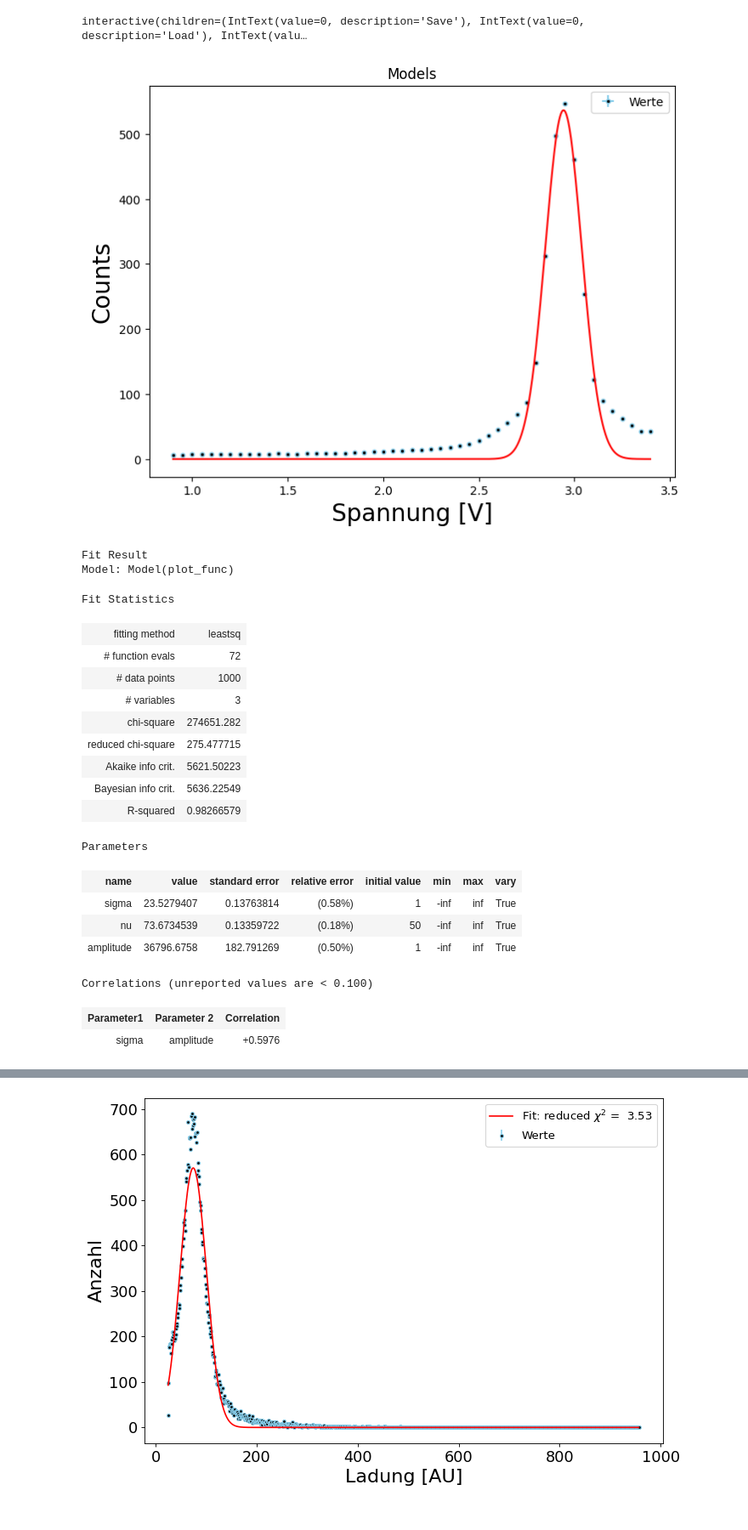
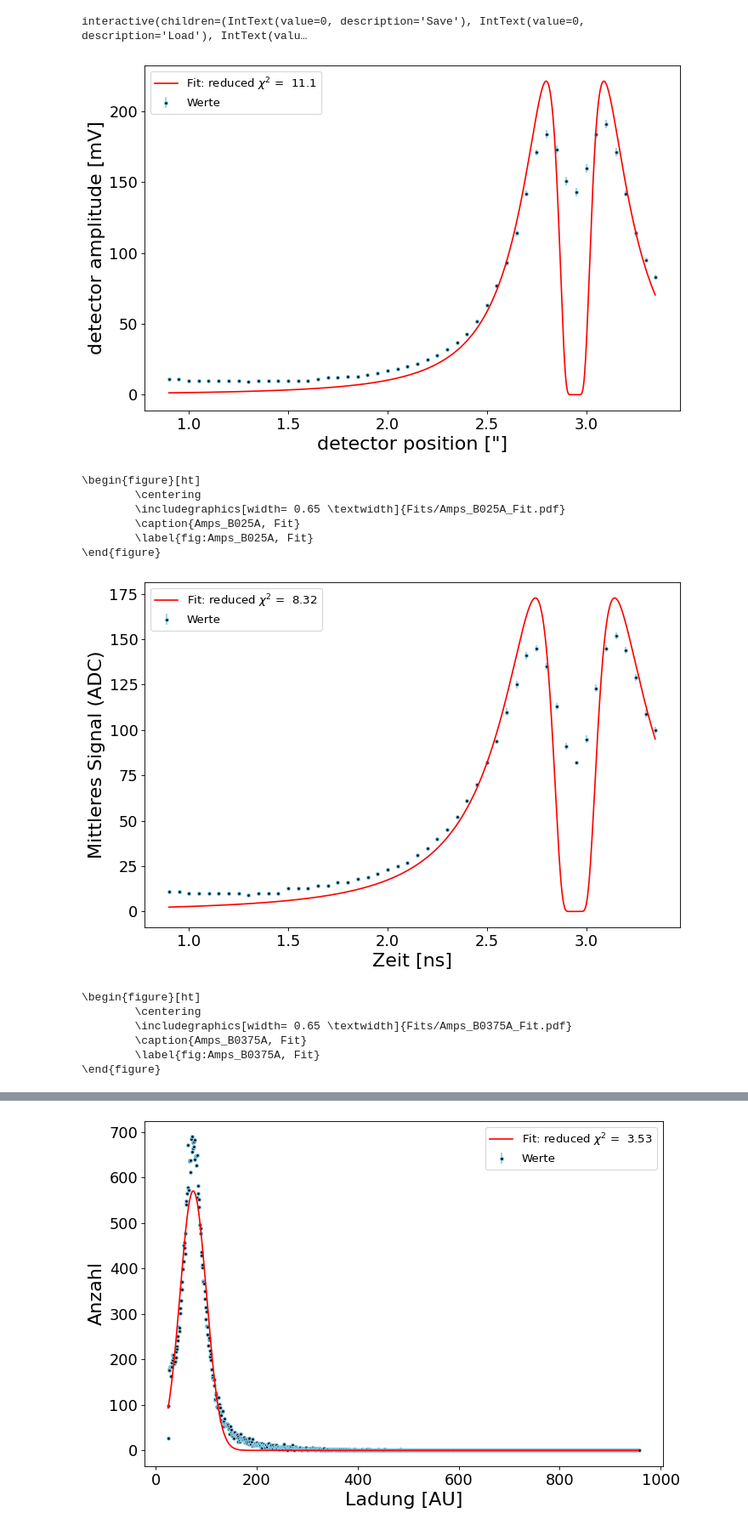
Before and after one commit to TimLockstedt/MP, a Jupyter notebook: FP1/Amps_Bges_plt.ipynb, the cells around one changed output, grey strips where cells are left out. Shown at 85% size. Saved outputs shown, nothing was run; the diff lists cells and outputs as text; code cells hidden in the pictures.

```diff
--- a/FP1/Amps_Bges_plt.ipynb
+++ b/FP1/Amps_Bges_plt.ipynb
@@ -622,46 +688,33 @@ interact(update_model, Save=IntText(value=0), Load=IntText(value=0), **param_wid
 print()
 # %% [output]
 interactive(children=(IntText(value=0, description='Save'), IntText(value=0, description='Load'), IntText(valu…
-# %%
-result = mod.fit(Daten.get_y(), pars, x=Daten.get_x())
-dynamic_resolution_array = np.arange(min(Daten.get_x()),max(Daten.get_x()), 0.001*abs(max(Daten.get_x())-min(Daten.get_x())))
-
-plt.figure(figsize=(8, 6))
-plt.errorbar(y = Daten.get_y(), yerr = Daten.get_yerr(), x = Daten.get_x(), xerr = Daten.get_xerr(), \
-    fmt = 'o', markersize = 3.5, alpha = 1, mfc = 'black', c = 'skyblue', zorder = 0, \
-    label = r'Werte')
-
-#plt.plot(x_fit, y_fit, label="Modell", color='red')
-plt.legend()
-plt.ylabel(Daten.get_YName(), fontsize=20)
-plt.xlabel(Daten.get_XName(), fontsize=20)
-plt.title('Models')
-
-plt.plot(dynamic_resolution_array, result.eval(x = dynamic_resolution_array), 'r-', label = r'Fit: reduced $\chi^2$ =  '+str(to_precision(result.result.redchi,3)))
-
-plt.show()
-# %% [output]
-[figure, removed]
-# %%
-Daten.get_pars()
-# %% [output]
-Fit Result
-Model: Model(plot_func)
-Fit Statistics
-| fitting method | leastsq |
-| # function evals | 72 |
-| # data points | 1000 |
-| # variables | 3 |
-| chi-square | 274651.282 |
-| reduced chi-square | 275.477715 |
-| Akaike info crit. | 5621.50223 |
-| Bayesian info crit. | 5636.22549 |
-| R-squared | 0.98266579 |
-Parameters
-| name | value | standard error | relative error | initial value | min | max | vary |
-| sigma | 23.5279407 | 0.13763814 | (0.58%) | 1 | -inf | inf | True |
-| nu | 73.6734539 | 0.13359722 | (0.18%) | 50 | -inf | inf | True |
-| amplitude | 36796.6758 | 182.791269 | (0.50%) | 1 | -inf | inf | True |
-Correlations (unreported values are < 0.100)
-| Parameter1 | Parameter 2 | Correlation |
-| sigma | amplitude | +0.5976 |
+# %%
+I_outside = 0.25
+result_0 = mod.fit(Daten_0.get_y(), pars, x=Daten_0.get_x(), weights = 1/np.sqrt(Daten_0.get_y()))
+finish(Daten_0.get_x(),Daten_0.get_y(),result_0, Daten_0.get_FileName(), Daten_0.get_yerr(), Daten_0.get_YName(), Daten_0.get_XName())
+I_outside = 0.375
+result_1 = mod.fit(Daten_1.get_y(), pars, x=Daten_1.get_x(), weights = 1/np.sqrt(Daten_1.get_y()))
+finish(Daten_1.get_x(),Daten_1.get_y(),result_1, Daten_1.get_FileName(), Daten_1.get_yerr(), Daten_1.get_YName(), Daten_1.get_XName())
+I_outside = 0.506
+result_2 = mod.fit(Daten_2.get_y(), pars, x=Daten_2.get_x(), weights = 1/np.sqrt(Daten_2.get_y()))
+finish(Daten_2.get_x(),Daten_2.get_y(),result_2, Daten_2.get_FileName(), Daten_2.get_yerr(), Daten_2.get_YName(), Daten_2.get_XName())
+I_outside = 0.599
+result_3 = mod.fit(Daten_3.get_y(), pars, x=Daten_3.get_x(), weights = 1/np.sqrt(Daten_3.get_y()))
+finish(Daten_3.get_x(),Daten_3.get_y(),result_3, Daten_3.get_FileName(), Daten_3.get_yerr(), Daten_3.get_YName(), Daten_3.get_XName())
+
+result_4 = mod_1.fit(Daten_4.get_y(), pars_1, x=Daten_4.get_x(), weights = 1/np.sqrt(Daten_4.get_y()))
+# %% [output]
+[figure, added]
+\begin{figure}[ht]
+        \centering
+        \includegraphics[width= 0.65 \textwidth]{Fits/Amps_B025A_Fit.pdf}
+        \caption{Amps_B025A, Fit}
+        \label{fig:Amps_B025A, Fit}
+\end{figure}
+[figure, added]
+\begin{figure}[ht]
+        \centering
+        \includegraphics[width= 0.65 \textwidth]{Fits/Amps_B0375A_Fit.pdf}
+        \caption{Amps_B0375A, Fit}
+        \label{fig:Amps_B0375A, Fit}
+\end{figure}
```
Also changed, not shown: parts of 19 cells of this notebook, 38 other files.
